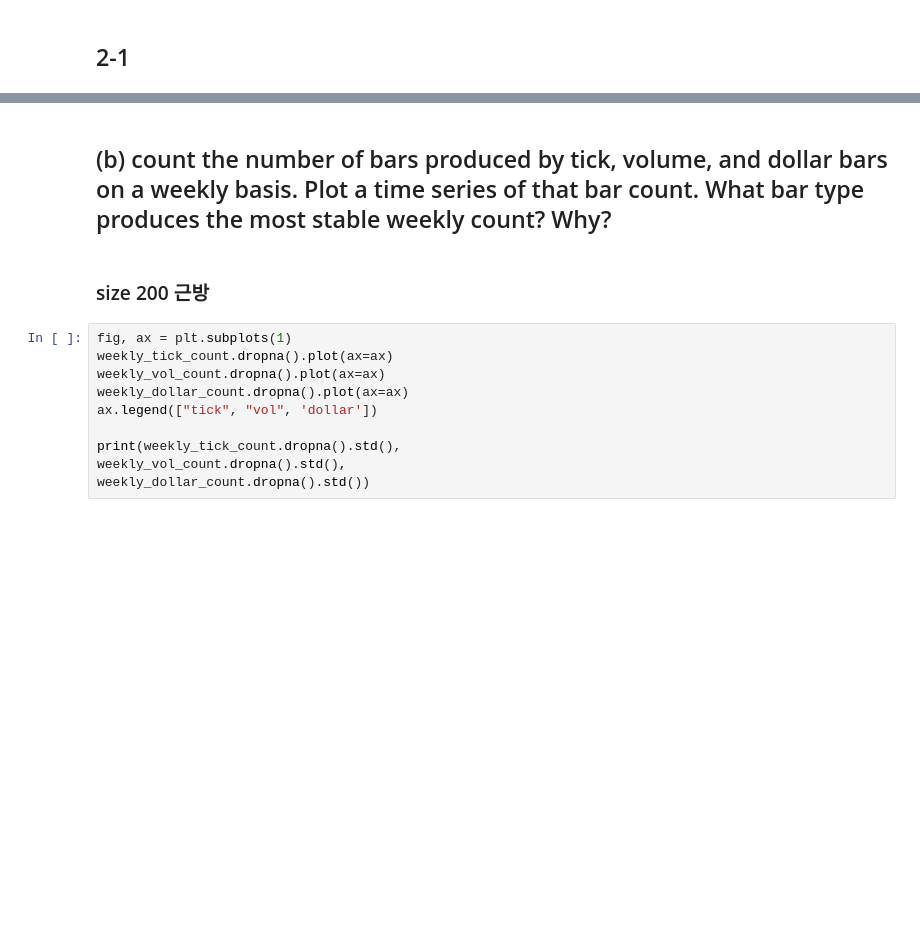
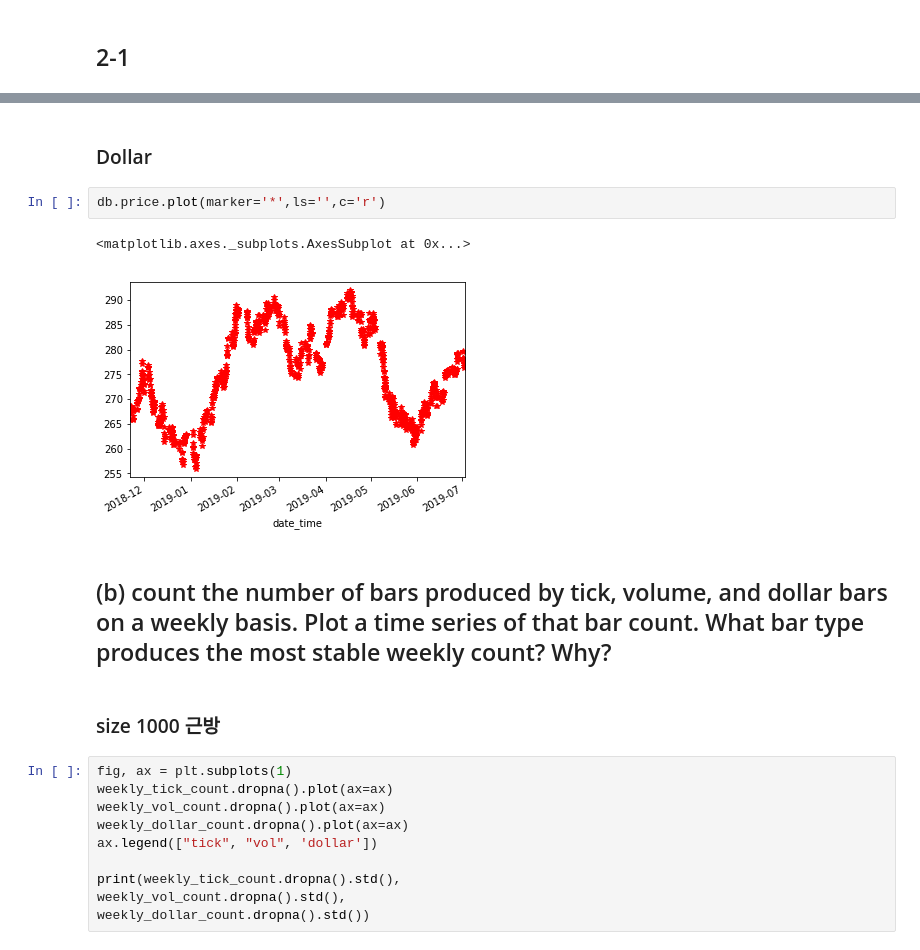
Before and after one commit to kooBH/FinanceServer, a Jupyter notebook: DE_PRADO/7_11.ipynb, the cells around one changed output, grey strips where cells are left out. Drawn from its saved outputs; the diff is of its cells as text; blank space fills up the shorter version.

```diff
--- a/DE_PRADO/7_11.ipynb
+++ b/DE_PRADO/7_11.ipynb
@@ -3,7 +19,14 @@
+# %% [markdown]
+### Dollar
+# %%
+db.price.plot(marker='*',ls='',c='r')
+# %% [output]
+<matplotlib.axes._subplots.AxesSubplot at 0x...>
+[figure, added]
 # %% [markdown]
 ## (b) count the number of bars produced by tick, volume, and dollar bars on a weekly basis. Plot a time series of that bar count. What bar type produces the most stable weekly count? Why?
 # %% [markdown]
-### size 200 근방
+### size 1000 근방
 # %%
 fig, ax = plt.subplots(1)
 weekly_tick_count.dropna().plot(ax=ax)
```
Also changed, not shown: parts of 25 cells of this notebook, 8 other files.
